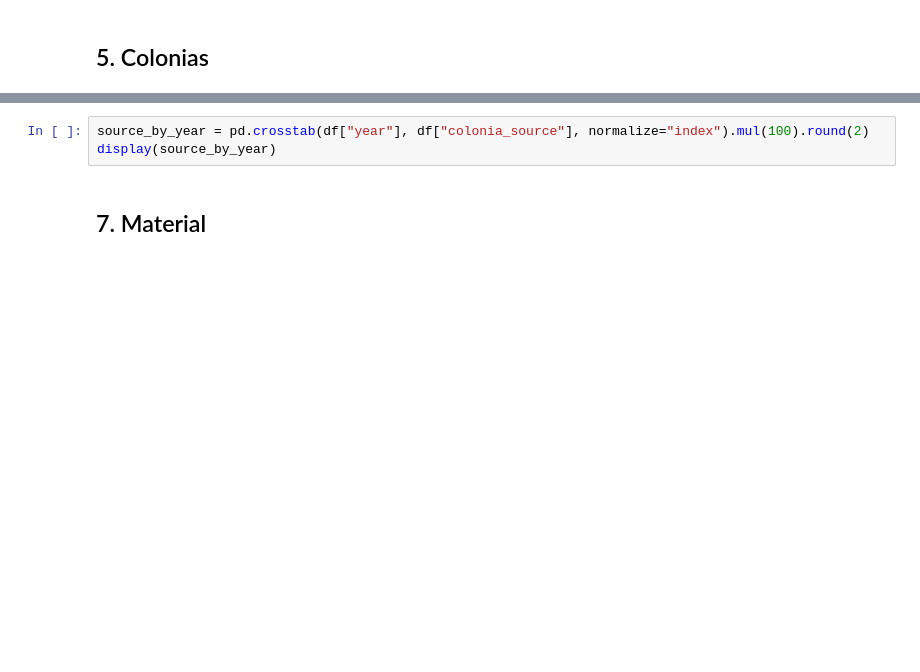
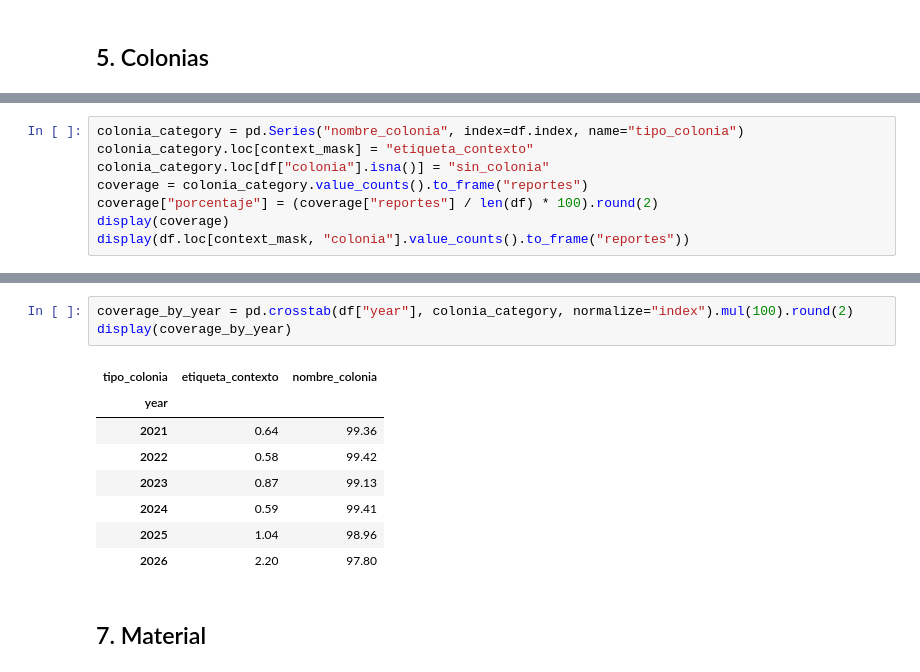
Before and after one commit to Mcd-2026-2-IngC-Team/proyecto-ingenieria-de-caracteristicas, a Jupyter notebook: notebooks/06-eda-baches.ipynb, the cells around one changed output, grey strips where cells are left out. Drawn from its saved outputs; the diff is of its cells as text; blank space fills up the shorter version.

```diff
--- a/notebooks/06-eda-baches.ipynb
+++ b/notebooks/06-eda-baches.ipynb
@@ -109,0 +238,8 @@ display((df["colonia_source"].value_counts(normalize=True, dropna=False)*100).ro
+# %%
+colonia_category = pd.Series("nombre_colonia", index=df.index, name="tipo_colonia")
+colonia_category.loc[context_mask] = "etiqueta_contexto"
+colonia_category.loc[df["colonia"].isna()] = "sin_colonia"
+coverage = colonia_category.value_counts().to_frame("reportes")
+coverage["porcentaje"] = (coverage["reportes"] / len(df) * 100).round(2)
+display(coverage)
+display(df.loc[context_mask, "colonia"].value_counts().to_frame("reportes"))
@@ -110,6 +255,15 @@ display((df["colonia_source"].value_counts(normalize=True, dropna=False)*100).ro
 # %%
-source_by_year = pd.crosstab(df["year"], df["colonia_source"], normalize="index").mul(100).round(2)
-display(source_by_year)
+coverage_by_year = pd.crosstab(df["year"], colonia_category, normalize="index").mul(100).round(2)
+display(coverage_by_year)
+# %% [output]
+| tipo_colonia | etiqueta_contexto | nombre_colonia |
+| year |  |  |
+| 2021 | 0.64 | 99.36 |
+| 2022 | 0.58 | 99.42 |
+| 2023 | 0.87 | 99.13 |
+| 2024 | 0.59 | 99.41 |
+| 2025 | 1.04 | 98.96 |
+| 2026 | 2.20 | 97.80 |
 # %% [markdown]
 ## 7. Material
 # %%
```
Also changed, not shown: parts of 29 cells of this notebook, 5 other files.
